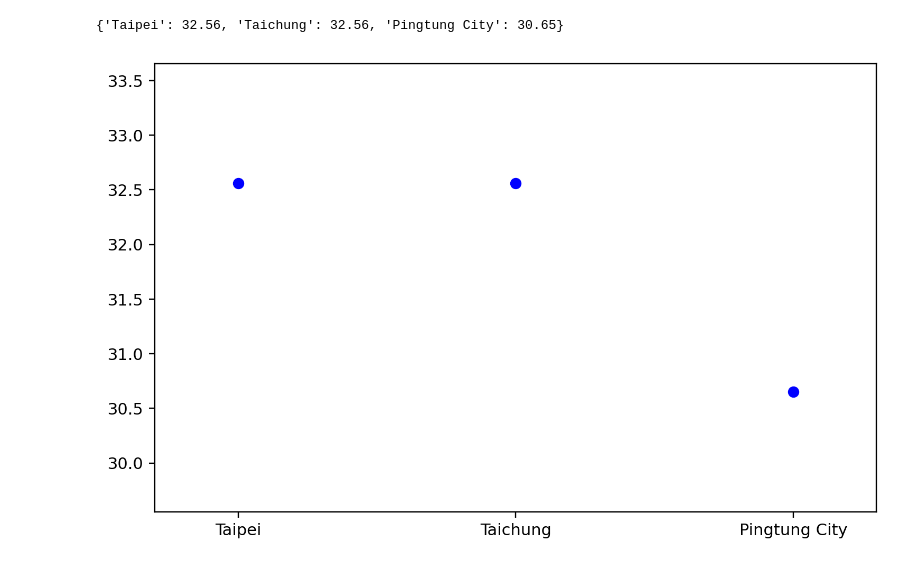
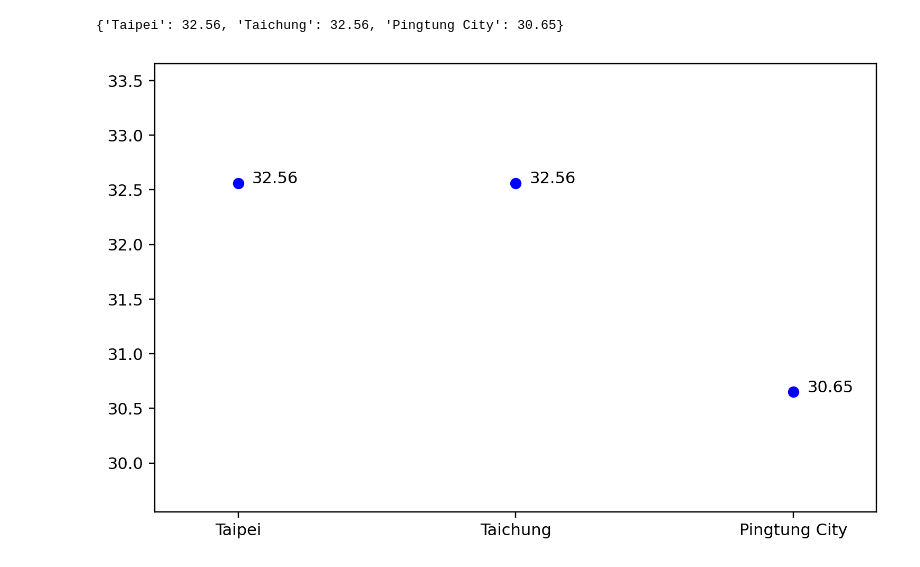
Before and after one commit to roberthsu2003/python, a Jupyter notebook: 上課用目錄/python813/lesson13_2.ipynb, the cells around one changed output. Saved outputs shown, nothing was run; the diff lists cells and outputs as text; code cells hidden in the pictures.

```diff
--- a/上課用目錄/python813/lesson13_2.ipynb
+++ b/上課用目錄/python813/lesson13_2.ipynb
@@ -45,14 +45,16 @@ wb.save("目前天氣.xlsx")
 # %%
 import matplotlib.pyplot as plt
 figure = plt.figure(figsize=(8,5),dpi=220)
 axes = figure.add_subplot(1,1,1)
 axes.plot(city_names,city_temps,'bo')
+for i in range(len(city_names)):
+    axes.annotate(str(city_temps[i]),xy=(i+0.05,city_temps[i]))
 xmin, xmax, ymin, ymax = axes.axis()
 xmin -= 0.2
 xmax += 0.2
 ymin -= 1
 ymax += 1
 axes.axis(xmin=xmin, xmax=xmax, ymin=ymin, ymax=ymax)
-plt.show()
+plt.savefig('foo.png')
 # %% [output]
-[figure, old version]
+[figure, new version]
```
Also changed, not shown: 1 other file.
